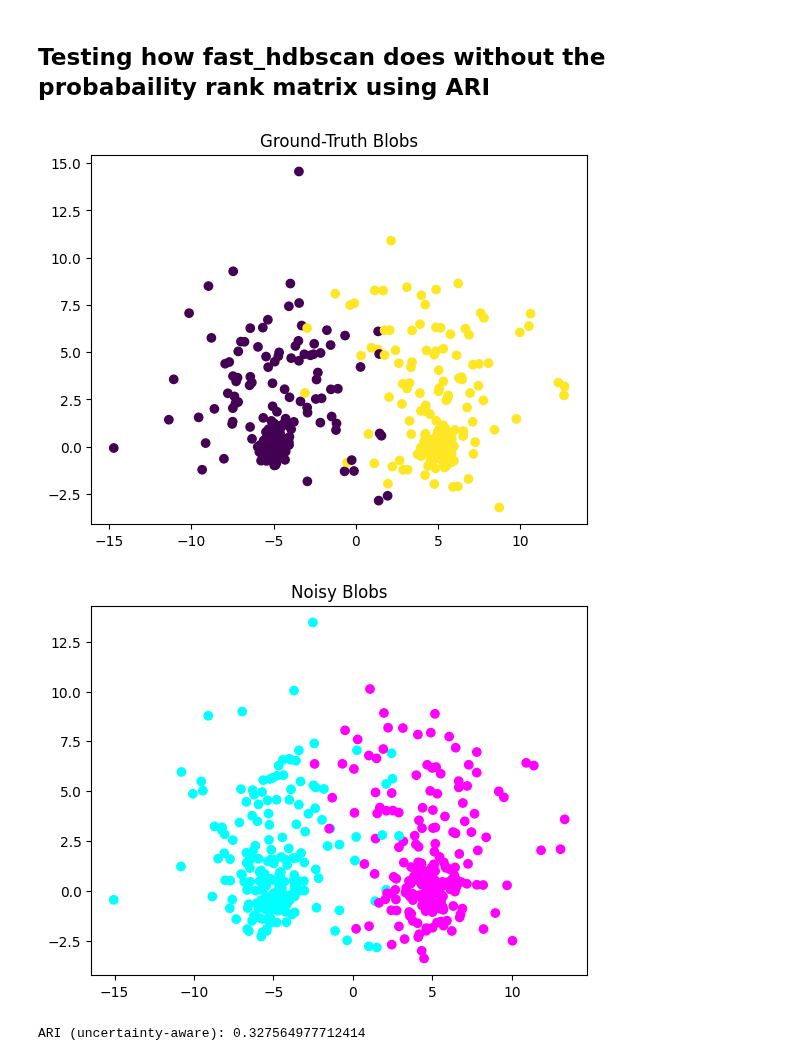
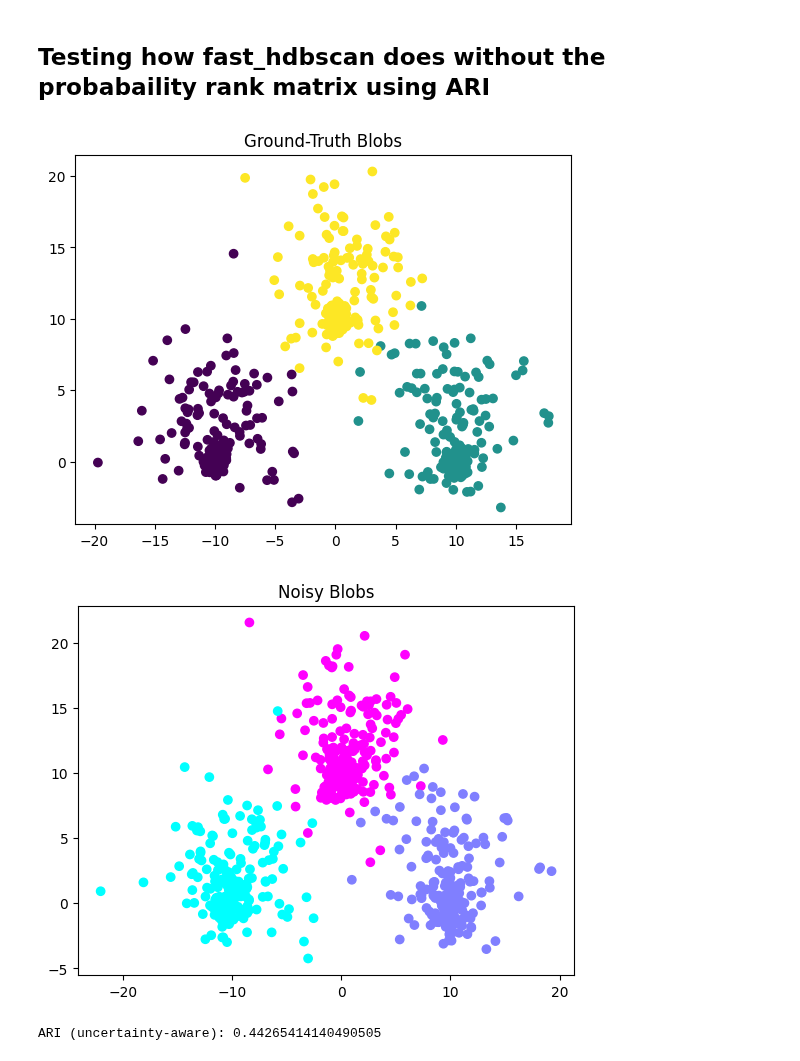
Before and after one commit to RobinB1lo/New-HDBSCAN, a Jupyter notebook: trials/fast_hdbscan.ipynb, the cells around one changed output. Cells and saved outputs as stored; diff of their text form; code cells hidden in the pictures.

```diff
--- a/trials/fast_hdbscan.ipynb
+++ b/trials/fast_hdbscan.ipynb
@@ -3,26 +3,26 @@
 # %%
 from sklearn.datasets import make_blobs
 import matplotlib.pyplot as plt
 
-centers = [[-5.0, 0.0], [-5.0, 3.0], [5.0, 0.0], [5.0, 3.0]]
-clusters_std = [0.5, 3.0, 0.5, 3.0]
+centers = [[-10.0, 0.0], [-10.0, 3.0], [10.0, 0.0], [10.0, 3.0], [0.0, 10.0], [0.0, 13.0]]
+clusters_std = [0.5, 3.0, 0.5, 3.0, 0.5, 3.0]
 
-n_per_comp = [100, 100, 100, 100]
+n_per_comp = [100, 100, 100, 100, 100, 100]
 
 X, raw_labels = make_blobs(
     n_samples = n_per_comp,
     centers = centers,
     cluster_std = clusters_std,
     random_state = 42
 )
 
 true_labels = raw_labels // 2
 
 plt.scatter(X[:,0], X[:,1], c=true_labels, cmap='viridis')
 plt.title("Ground-Truth Blobs")
 plt.show()
 # %% [output]
-[figure, old version]
+[figure, new version]
 # %%
 from fast_hdbscan import HDBSCAN
 from sklearn.metrics import adjusted_rand_score
@@ -35,7 +35,7 @@ plt.scatter(X_obs[:,0], X_obs[:,1], c=true_labels, cmap="cool")
 plt.title("Noisy Blobs")
 plt.show()
 # %% [output]
-[figure, old version]
+[figure, new version]
 # %%
 k = 5
 
@@ -49,4 +49,4 @@ pred_labels = clusterer.fit_predict(X_obs)
 ari = adjusted_rand_score(labels_true=true_labels, labels_pred=pred_labels)
 print("ARI (uncertainty-aware):", ari)
 # %% [output]
-ARI (uncertainty-aware): 0.327564977712414
+ARI (uncertainty-aware): 0.44265414140490505
```
Also changed, not shown: 2 other files.
